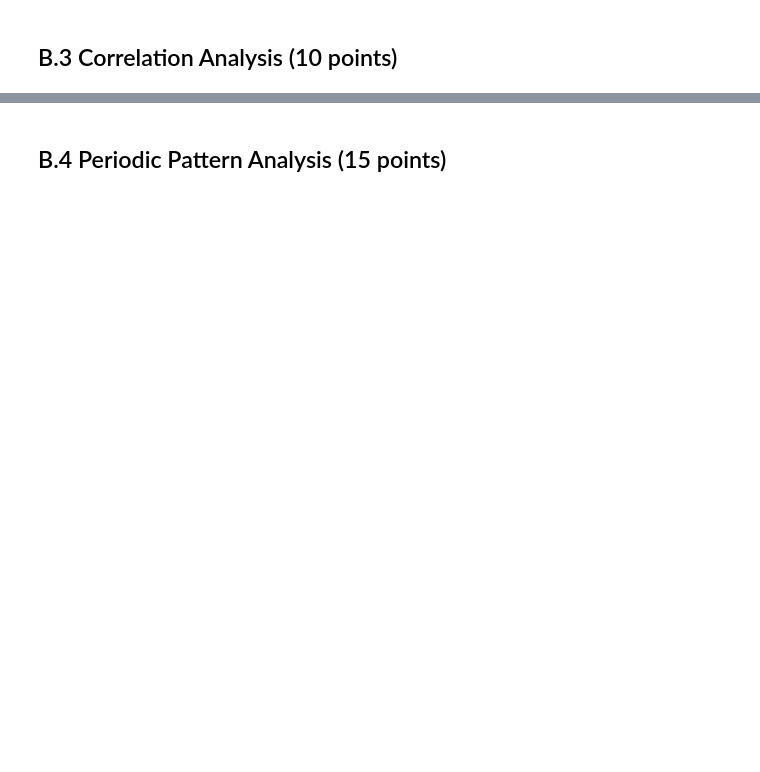
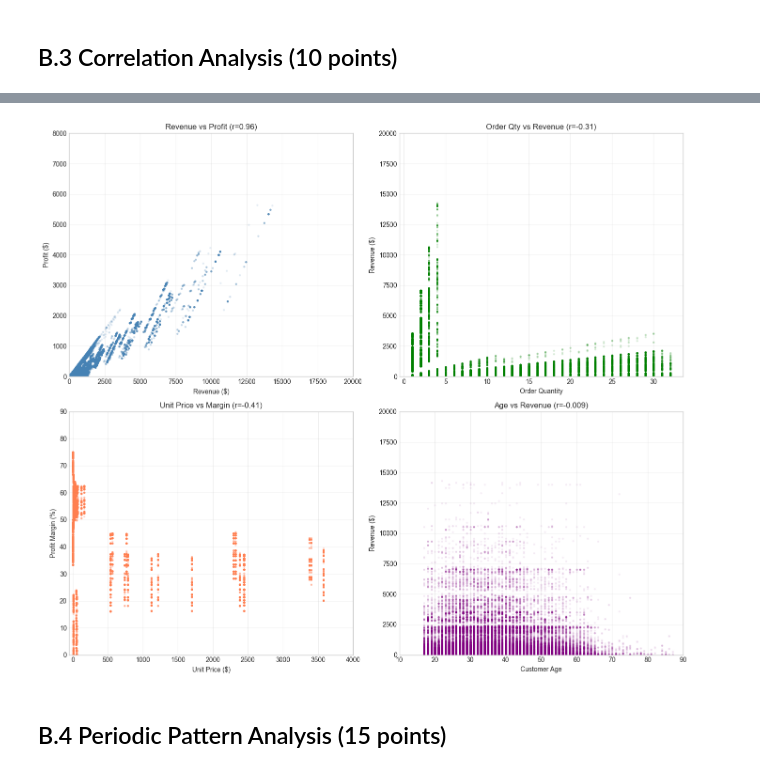
Before and after one commit to Kotschnig-edu/DataAnalysis, a Jupyter notebook: Project.ipynb, the cells around one changed output, grey strips where cells are left out. Cells and saved outputs as stored; diff of their text form; code cells hidden in the pictures; blank space fills up the shorter version.

```diff
--- a/Project.ipynb
+++ b/Project.ipynb
@@ -787,33 +839,42 @@ fig, axes = plt.subplots(2, 2, figsize=(14, 12))
 # 1) Revenue vs Profit
 axes[0, 0].scatter(df_cleaned['Revenue'], df_cleaned['Profit'], alpha=0.1, s=5, c='steelblue')
 axes[0, 0].set_xlabel('Revenue ($)')
 axes[0, 0].set_ylabel('Profit ($)')
 axes[0, 0].set_title(f"Revenue vs Profit (r={pearson_corr.loc['Revenue','Profit']:.2f})")
 axes[0, 0].grid(True, alpha=0.3)
+axes[0, 0].set_xlim(0,20000)
+axes[0, 0].set_ylim(0,8000)
 
 # 2) Order Quantity vs Revenue
 axes[0, 1].scatter(df_cleaned['Order_Quantity'], df_cleaned['Revenue'], alpha=0.1, s=5, c='green')
 axes[0, 1].set_xlabel('Order Quantity')
 axes[0, 1].set_ylabel('Revenue ($)')
 axes[0, 1].set_title(f"Order Qty vs Revenue (r={pearson_corr.loc['Order_Quantity','Revenue']:.2f})")
 axes[0, 1].grid(True, alpha=0.3)
+axes[0, 1].set_ylim(0,20000)
 
 # 3) Unit Price vs Profit Margin
 axes[1, 0].scatter(df_cleaned['Unit_Price'], df_cleaned['Profit_Margin'], alpha=0.1, s=5, c='coral')
 axes[1, 0].set_xlabel('Unit Price ($)')
 axes[1, 0].set_ylabel('Profit Margin (%)')
 axes[1, 0].set_title(f"Unit Price vs Margin (r={pearson_corr.loc['Unit_Price','Profit_Margin']:.2f})")
 axes[1, 0].grid(True, alpha=0.3)
+axes[1, 0].set_xlim(-50,4000)
+axes[1, 0].set_ylim(0,90)
 
 # 4) Customer Age vs Revenue (weak correlation)
 axes[1, 1].scatter(df_cleaned['Customer_Age'], df_cleaned['Revenue'], alpha=0.05, s=5, c='purple')
 axes[1, 1].set_xlabel('Customer Age')
 axes[1, 1].set_ylabel('Revenue ($)')
 axes[1, 1].set_title(f"Age vs Revenue (r={pearson_corr.loc['Customer_Age','Revenue']:.3f})")
 axes[1, 1].grid(True, alpha=0.3)
+axes[1, 1].set_xlim(10,90)
+axes[1, 1].set_ylim(0,20000)
 
 plt.tight_layout()
 plt.show()
+# %% [output]
+[figure, added]
 # %% [markdown]
 ## B.4 Periodic Pattern Analysis (15 points)
 # %%
```
Also changed, not shown: parts of 20 cells of this notebook, 1 other file.
